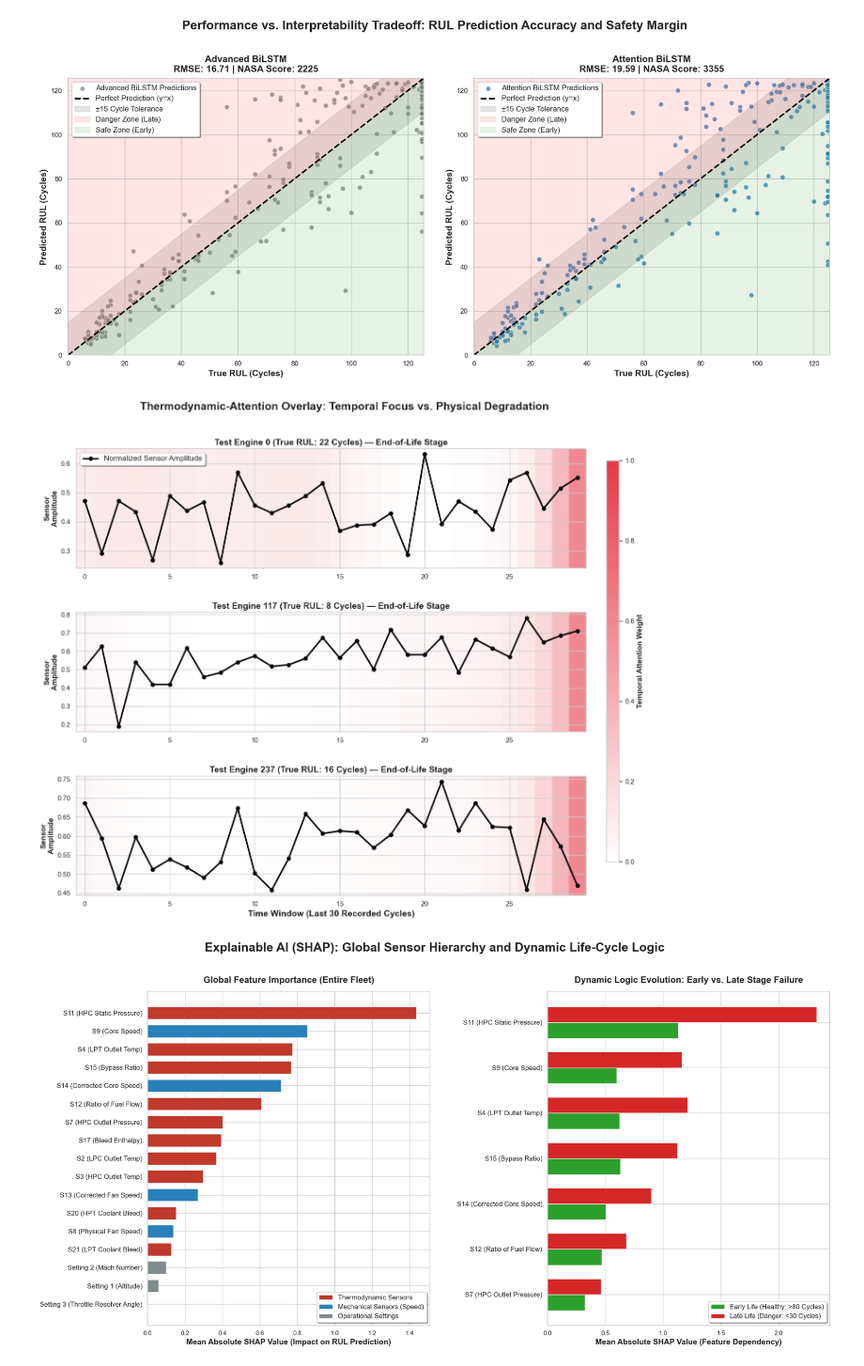
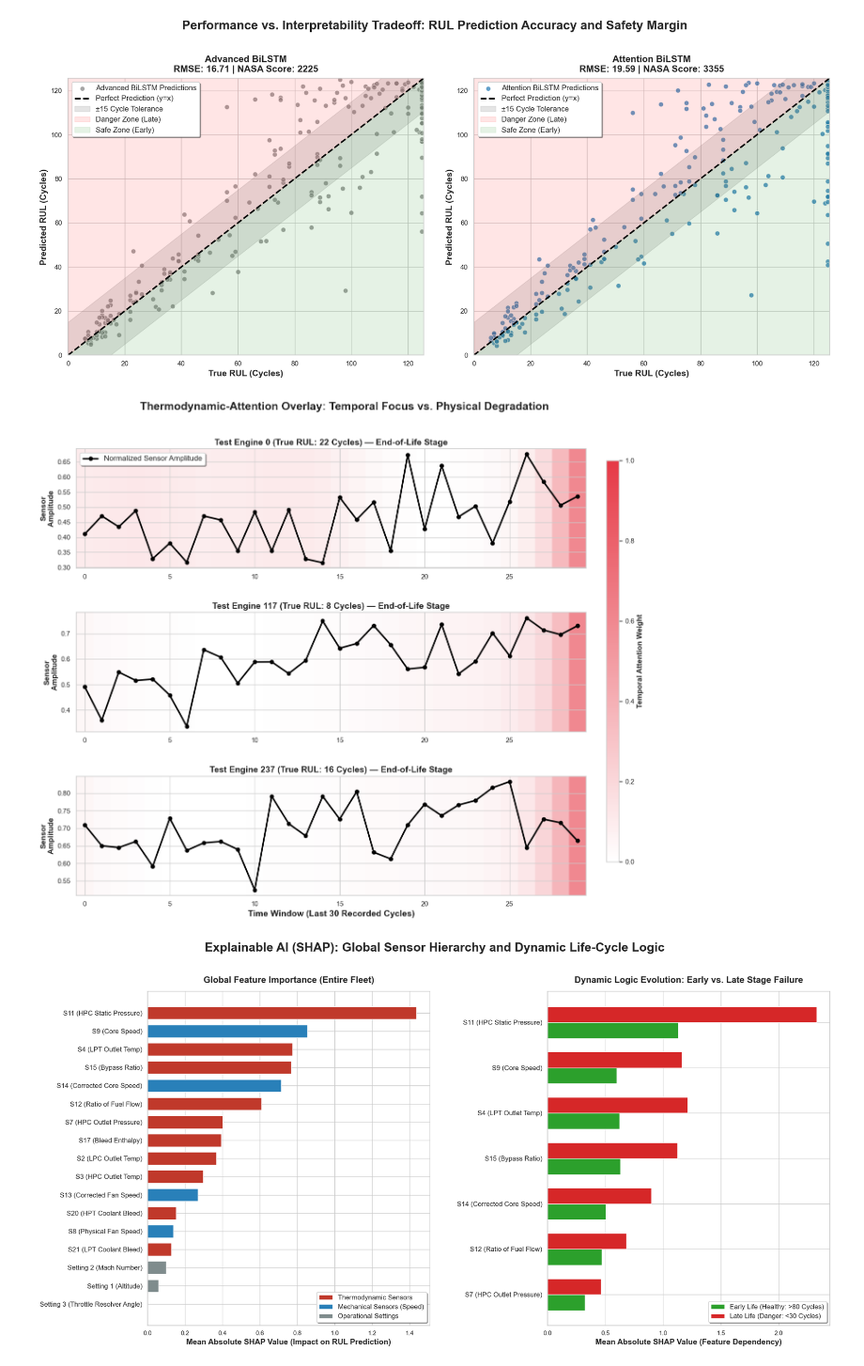
Before and after one commit to saminsiddiqui08-beep/Predictive-Maintenance-CMAPSS, a Jupyter notebook: 04_Visualization_and_Validation.ipynb, the cells around one changed output. Shown at 94% size. Drawn from its saved outputs; the diff is of its cells as text; code cells hidden in the pictures.

Commit message:
Updated temporal attention overlay from S3 to S11

```diff
--- a/04_Visualization_and_Validation.ipynb
+++ b/04_Visualization_and_Validation.ipynb
@@ -91,7 +91,7 @@ fig.suptitle('Thermodynamic-Attention Overlay: Temporal Focus vs. Physical Degra
 
 cmap = LinearSegmentedColormap.from_list('attention_red', ['white', '#e63946']) #Engineering a custom gradient heatmap (White = AI ignoring the cycle, Deep Red = AI heavily weighting the cycle)
 
-sensor_idx = 9 #Isolating S3 (HPC Outlet Temp), a direct high-pressure core thermodynamic metric to serve as our physical baseline, visually proving the AI tracks actual heat and pressure spikes
+sensor_idx = 0 #Isolating S11 (HPC Static Pressure), a direct high-pressure core thermodynamic metric, to serve as our physical baseline and visually proving the AI's attention tracks the same sensor SHAP identified as most critical
 
 for i, engine_idx in enumerate(critical_engine_indices):
     ax = axes[i]
@@ -100,34 +100,34 @@ for i, engine_idx in enumerate(critical_engine_indices):
     sensor_trajectory = X_test_np[engine_idx, :, sensor_idx]
     temporal_attention = attention_weights[engine_idx, :]
 
     ax.plot(range(30), sensor_trajectory, color='black', linewidth=2.5, marker='o', markersize=6, label='Normalized Sensor Amplitude')
 
     ymin, ymax = ax.get_ylim()
     ax.imshow(temporal_attention[np.newaxis, :], cmap=cmap, aspect='auto', alpha=0.6, extent=[-0.5, 29.5, ymin, ymax])
     ax.set_ylim(ymin, ymax)
 
     ax.set_title(f'Test Engine {engine_idx} (True RUL: {current_true_rul:.0f} Cycles) — End-of-Life Stage', fontsize=14, fontweight='bold')
     ax.set_ylabel('Sensor\nAmplitude', fontsize=12, fontweight='bold')
     ax.set_xlim(-0.5, 29.5)
 
     if i == 0:
         ax.legend(loc='upper left', frameon=True, shadow=True, fontsize=12)
 
 axes[-1].set_xlabel('Time Window (Last 30 Recorded Cycles)', fontsize=14, fontweight='bold')
 
 sm = plt.cm.ScalarMappable(cmap=cmap, norm=plt.Normalize(0, 1))
 sm.set_array([])
 
 plt.tight_layout(rect=[0, 0, 0.90, 0.96], h_pad=3.0)
 
 cbar_ax = fig.add_axes([0.92, 0.12, 0.02, 0.75])
 cbar = fig.colorbar(sm, cax=cbar_ax)
 cbar.set_label('Temporal Attention Weight', fontsize=12, fontweight='bold')
 
 plt.savefig('Data/Graph_2_Thermodynamic_Overlay.png', dpi=300, bbox_inches='tight')
 plt.show()
 # %% [output]
-[figure, old version]
+[figure, new version]
 # %%
 shap_global = np.load('Data/shap_sensor_importance.npy')
 shap_early = np.load('Data/shap_early_life.npy')
```
Also changed, not shown: 3 other files.
